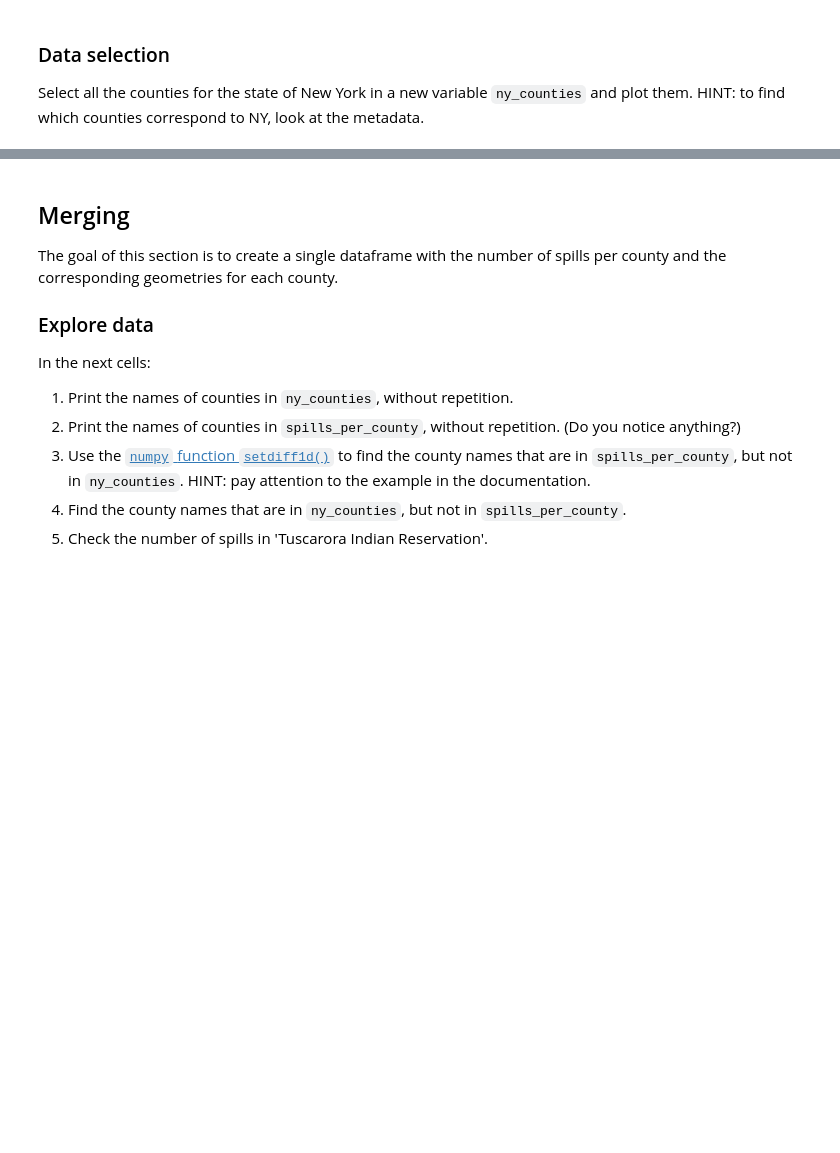
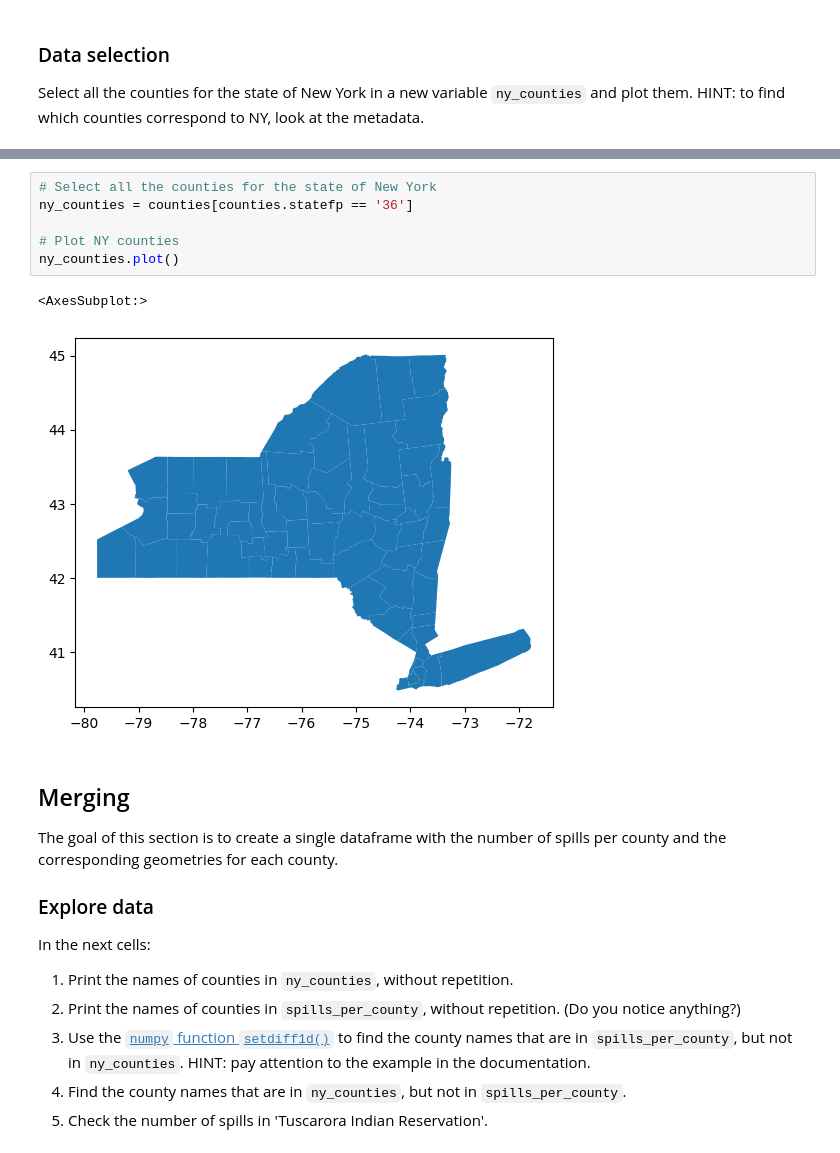
Before and after one commit to hazelvaq/eds220-hwk-3, a Jupyter notebook: hwk3-task1-spills.ipynb, the cells around one changed output, grey strips where cells are left out. Cells and saved outputs as stored; diff of their text form; blank space fills up the shorter version.

```diff
--- a/hwk3-task1-spills.ipynb
+++ b/hwk3-task1-spills.ipynb
@@ -320,3 +360,12 @@ Select all the counties for the state of New York in a new variable `ny_counties
+# %%
+# Select all the counties for the state of New York
+ny_counties = counties[counties.statefp == '36']
+
+# Plot NY counties
+ny_counties.plot()
+# %% [output]
+<AxesSubplot:>
+[figure, added]
 # %% [markdown]
 ## Merging
 
```
Also changed, not shown: parts of 37 cells of this notebook.
